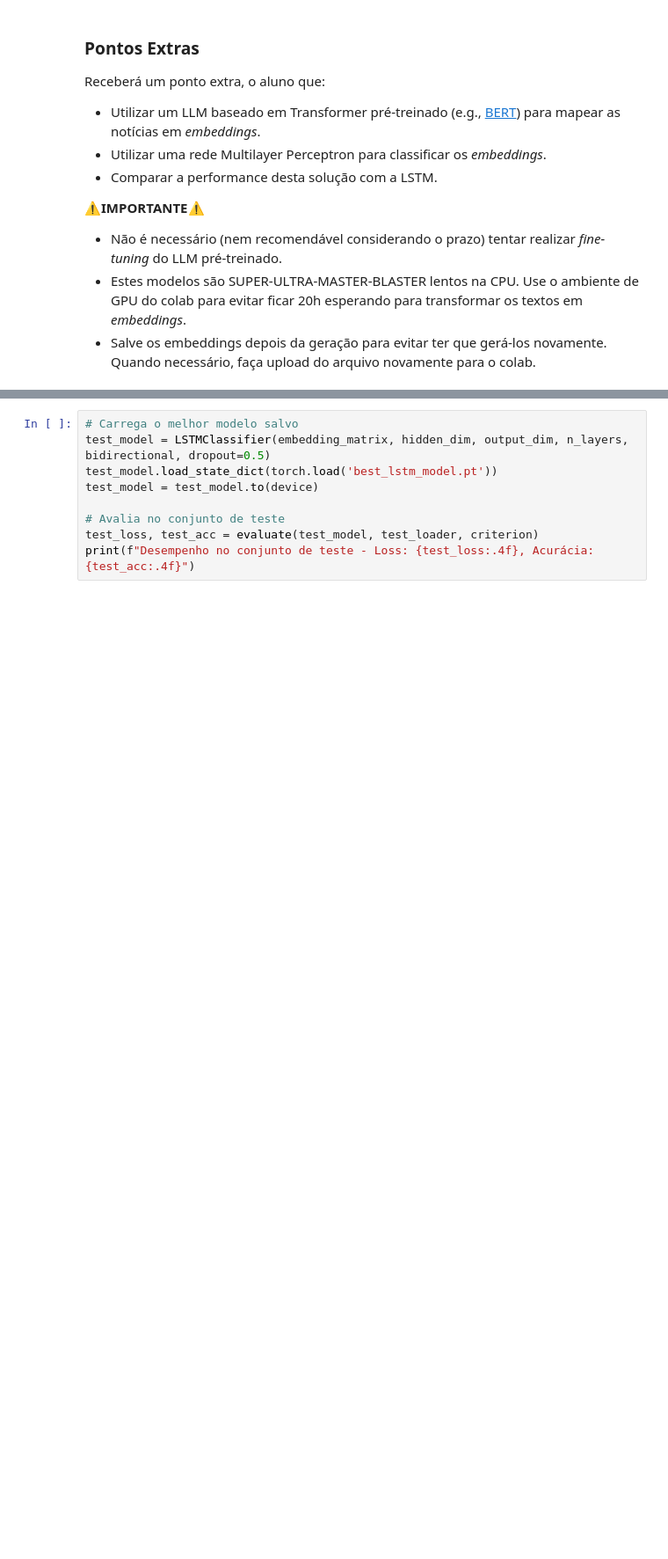
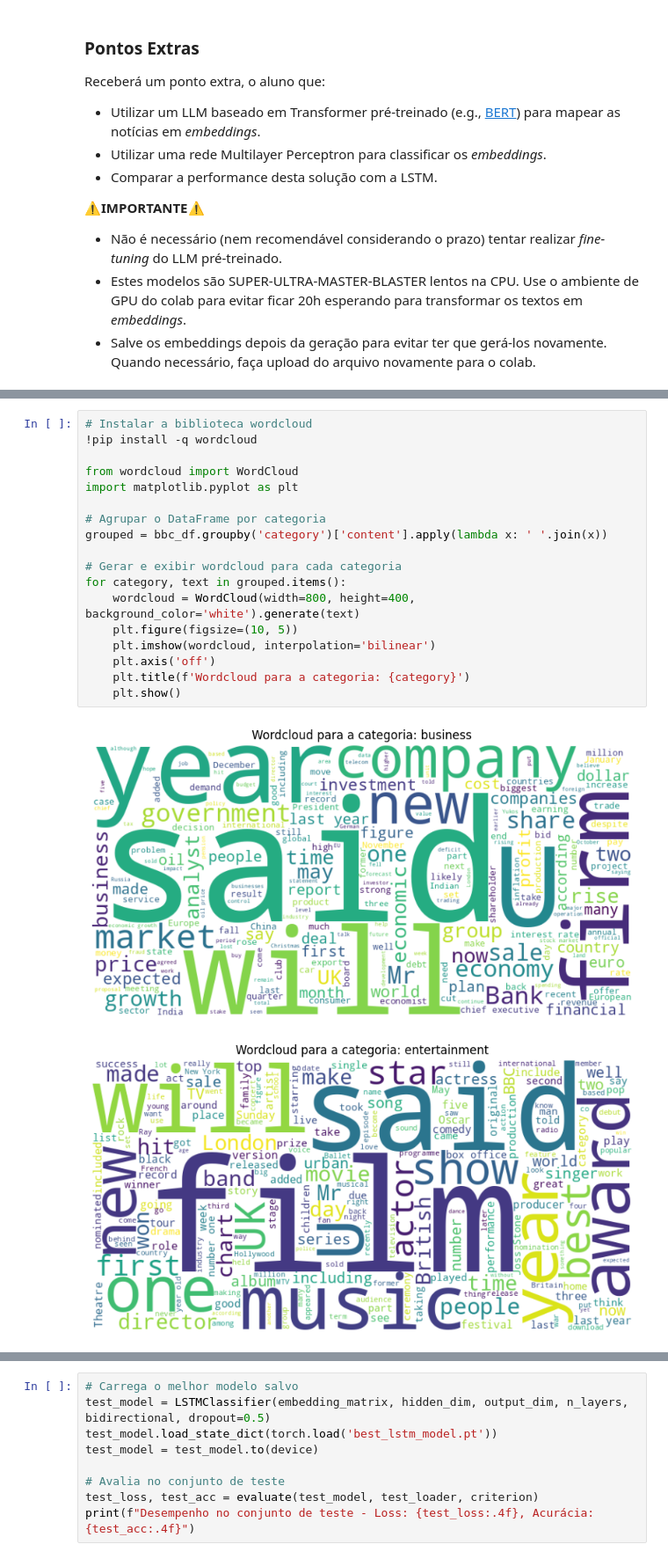
Before and after one commit to LuisEduardoF/RedesNeurais_202501, a Jupyter notebook: T3_lstm.ipynb, the cells around one changed output, grey strips where cells are left out. Shown at 88% size. Saved outputs shown, nothing was run; the diff lists cells and outputs as text; blank space fills up the shorter version.

```diff
--- a/T3_lstm.ipynb
+++ b/T3_lstm.ipynb
@@ -127,0 +151,21 @@ print(f"Tamanho do vocabulário: {len(vocab)}")
+# %%
+# Instalar a biblioteca wordcloud
+!pip install -q wordcloud
+
+from wordcloud import WordCloud
+import matplotlib.pyplot as plt
+
+# Agrupar o DataFrame por categoria
+grouped = bbc_df.groupby('category')['content'].apply(lambda x: ' '.join(x))
+
+# Gerar e exibir wordcloud para cada categoria
+for category, text in grouped.items():
+    wordcloud = WordCloud(width=800, height=400, background_color='white').generate(text)
+    plt.figure(figsize=(10, 5))
+    plt.imshow(wordcloud, interpolation='bilinear')
+    plt.axis('off')
+    plt.title(f'Wordcloud para a categoria: {category}')
+    plt.show()
+# %% [output]
+[figure, added]
+[figure, added]
```
Also changed, not shown: parts of 19 cells of this notebook.
